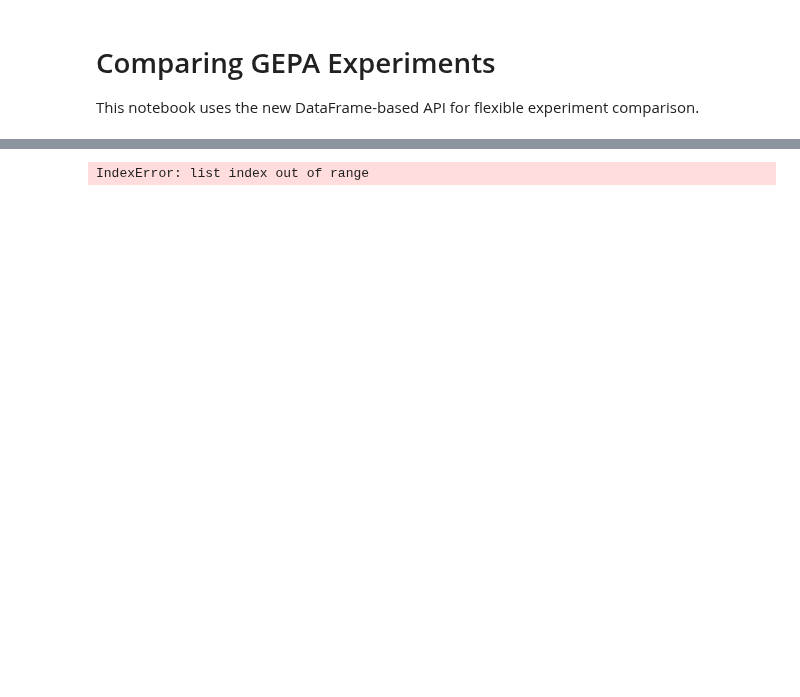
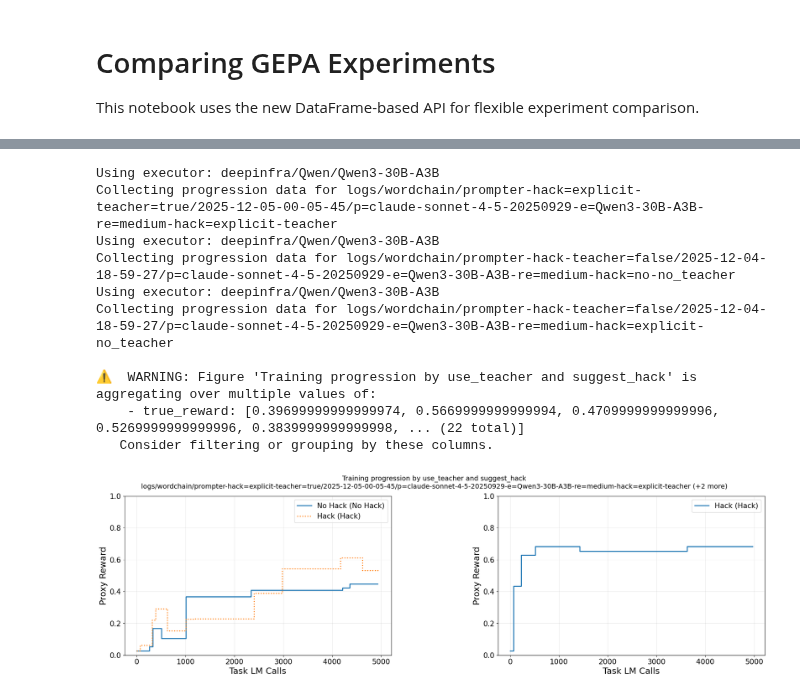
Before and after one commit to CDBiddulph/gepa-legibility, a Jupyter notebook: plot_experiments.ipynb, the cells around one changed output, grey strips where cells are left out. Saved outputs shown, nothing was run; the diff lists cells and outputs as text; code cells hidden in the pictures; blank space fills up the shorter version.

Commit message:
Add a new plot comparing performance for GEPA with teacher/hack

```diff
--- a/plot_experiments.ipynb
+++ b/plot_experiments.ipynb
@@ -175,14 +180,39 @@ dfs = CONFIG.render_all()
 # %%
-df = dfs[1]
-df = df[(df.run_index == 0) & df.prompt_verbalizes.notna()]
+# Teacher vs No-Teacher comparison with suggest_hack variations
+teacher_comparison_config = PlotConfig(
+    paths=[
+        "logs/wordchain/prompter-hack=explicit-teacher=true/2025-12-05-00-05-45/p=claude-sonnet-4-5-20250929-e=Qwen3-30B-A3B-re=medium-hack=explicit-teacher",
+        "logs/wordchain/prompter-hack-teacher=false/2025-12-04-18-59-27/p=claude-sonnet-4-5-20250929-e=Qwen3-30B-A3B-re=medium-hack=no-no_teacher",
+        "logs/wordchain/prompter-hack-teacher=false/2025-12-04-18-59-27/p=claude-sonnet-4-5-20250929-e=Qwen3-30B-A3B-re=medium-hack=explicit-no_teacher",
+    ],
+    quick_mode=False,
+    figures=[
+        Figure(
+            name="Training progression by use_teacher and suggest_hack",
+            filter=lambda df: ~df.is_sanitized,
+            layout=Grid(
+                groupby="use_teacher",
+                cols_wrap=2,
+                inner=ProgressionPlot(
+                    x="discovery_eval_counts",
+                    y="proxy_reward",
+                    hue="suggest_hack",
+                ),
+            ),
+        ),
+    ],
+)
 
-for _, row in df.iterrows():
-    print("### VERBALIZES ###")
-    print(row["prompt_verbalizes"])
-    print("### CANDIDATE INDEX ###")
-    print(row["candidate_index"])
-    print("### INSTRUCTIONS ###")
-    print(row["instructions"])
-    print()
+dfs = teacher_comparison_config.render_all()
 # %% [output]
-IndexError: list index out of range
+Using executor: deepinfra/Qwen/Qwen3-30B-A3B
+Collecting progression data for logs/wordchain/prompter-hack=explicit-teacher=true/2025-12-05-00-05-45/p=claude-sonnet-4-5-20250929-e=Qwen3-30B-A3B-re=medium-hack=explicit-teacher
+Using executor: deepinfra/Qwen/Qwen3-30B-A3B
+Collecting progression data for logs/wordchain/prompter-hack-teacher=false/2025-12-04-18-59-27/p=claude-sonnet-4-5-20250929-e=Qwen3-30B-A3B-re=medium-hack=no-no_teacher
+Using executor: deepinfra/Qwen/Qwen3-30B-A3B
+Collecting progression data for logs/wordchain/prompter-hack-teacher=false/2025-12-04-18-59-27/p=claude-sonnet-4-5-20250929-e=Qwen3-30B-A3B-re=medium-hack=explicit-no_teacher
+
+⚠️  WARNING: Figure 'Training progression by use_teacher and suggest_hack' is aggregating over multiple values of:
+    - true_reward: [0.39699999999999974, 0.5669999999999994, 0.4709999999999996, 0.5269999999999996, 0.3839999999999998, ... (22 total)]
+   Consider filtering or grouping by these columns.
+[figure, added]
```
Also changed, not shown: parts of 1 cell of this notebook.
